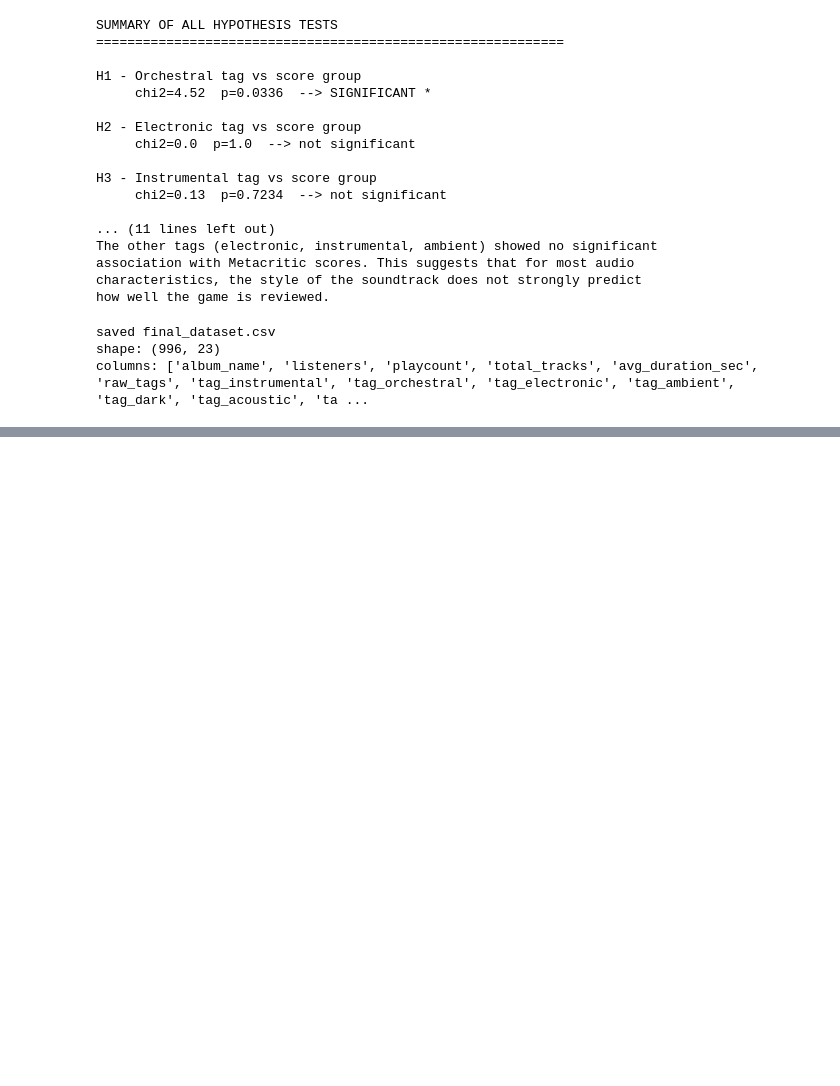
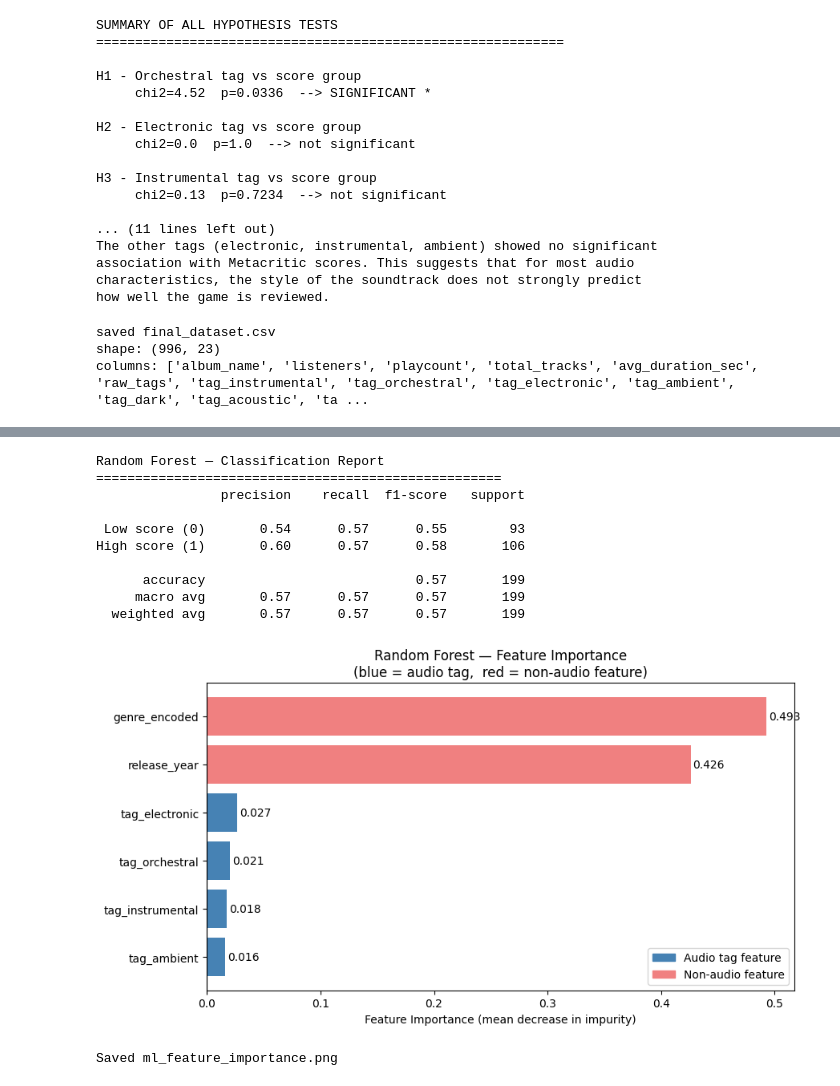
Before and after one commit to Kiddingundead/DSA210-Project, a Jupyter notebook: analysis.ipynb, the cells around one changed output, grey strips where cells are left out. Drawn from its saved outputs; the diff is of its cells as text; code cells hidden in the pictures; blank space fills up the shorter version.

```diff
--- a/analysis.ipynb
+++ b/analysis.ipynb
@@ -731,0 +958,76 @@ columns: ['album_name', 'listeners', 'playcount', 'total_tracks', 'avg_duration_
+# %%
+from sklearn.ensemble import RandomForestClassifier
+import matplotlib.patches as mpatches
+
+# --- Train Random Forest with 100 trees ---
+rf_model = RandomForestClassifier(
+    n_estimators=100,   # build 100 decision trees and average their votes
+    random_state=42     # fix random seed so results are reproducible
+)
+rf_model.fit(X_train, y_train)   # learn from the training data
+
+# --- Predictions on the test set ---
+y_pred_rf = rf_model.predict(X_test)
+
+# --- Classification report ---
+print('Random Forest — Classification Report')
+print('=' * 52)
+print(classification_report(y_test, y_pred_rf,
+                             target_names=['Low score (0)', 'High score (1)']))
+
+# Store accuracy and F1 for the final comparison table
+rf_accuracy = accuracy_score(y_test, y_pred_rf)
+rf_f1       = f1_score(y_test, y_pred_rf)
+
+# --- Feature Importance ---
+# feature_importances_ gives a score for each feature.
+# Higher = that feature was more useful for splitting the trees.
+importances = rf_model.feature_importances_
+
+# Put importances into a DataFrame and sort so the bar chart reads nicely
+importance_df = pd.DataFrame({
+    'feature':    feature_columns,
+    'importance': importances
+}).sort_values('importance', ascending=True)   # ascending so largest bar is on top
+
+# Colour audio tag bars blue, other features red so they are easy to tell apart
+bar_colors = [
+    'steelblue' if f.startswith('tag_') else 'lightcoral'
+    for f in importance_df['feature']
+]
+
+fig, ax = plt.subplots(figsize=(9, 5))
+bars = ax.barh(importance_df['feature'], importance_df['importance'], color=bar_colors)
+
+ax.set_xlabel('Feature Importance (mean decrease in impurity)')
+ax.set_title('Random Forest — Feature Importance\n'
+             '(blue = audio tag,  red = non-audio feature)')
+
+# Add the numeric value at the end of each bar
+for bar, val in zip(bars, importance_df['importance']):
+    ax.text(bar.get_width() + 0.002,
+            bar.get_y() + bar.get_height() / 2,
+            f'{val:.3f}', va='center', fontsize=10)
+
+# Manual legend
+blue_patch = mpatches.Patch(color='steelblue',  label='Audio tag feature')
+red_patch  = mpatches.Patch(color='lightcoral', label='Non-audio feature')
+ax.legend(handles=[blue_patch, red_patch])
+
+plt.tight_layout()
+plt.savefig('ml_feature_importance.png', dpi=150, bbox_inches='tight')
+plt.show()
+print('Saved ml_feature_importance.png')
+# %% [output]
+Random Forest — Classification Report
+====================================================
+                precision    recall  f1-score   support
+
+ Low score (0)       0.54      0.57      0.55        93
+High score (1)       0.60      0.57      0.58       106
+
+      accuracy                           0.57       199
+     macro avg       0.57      0.57      0.57       199
+  weighted avg       0.57      0.57      0.57       199
+[figure, added]
+Saved ml_feature_importance.png
```
Also changed, not shown: parts of 9 cells of this notebook.
